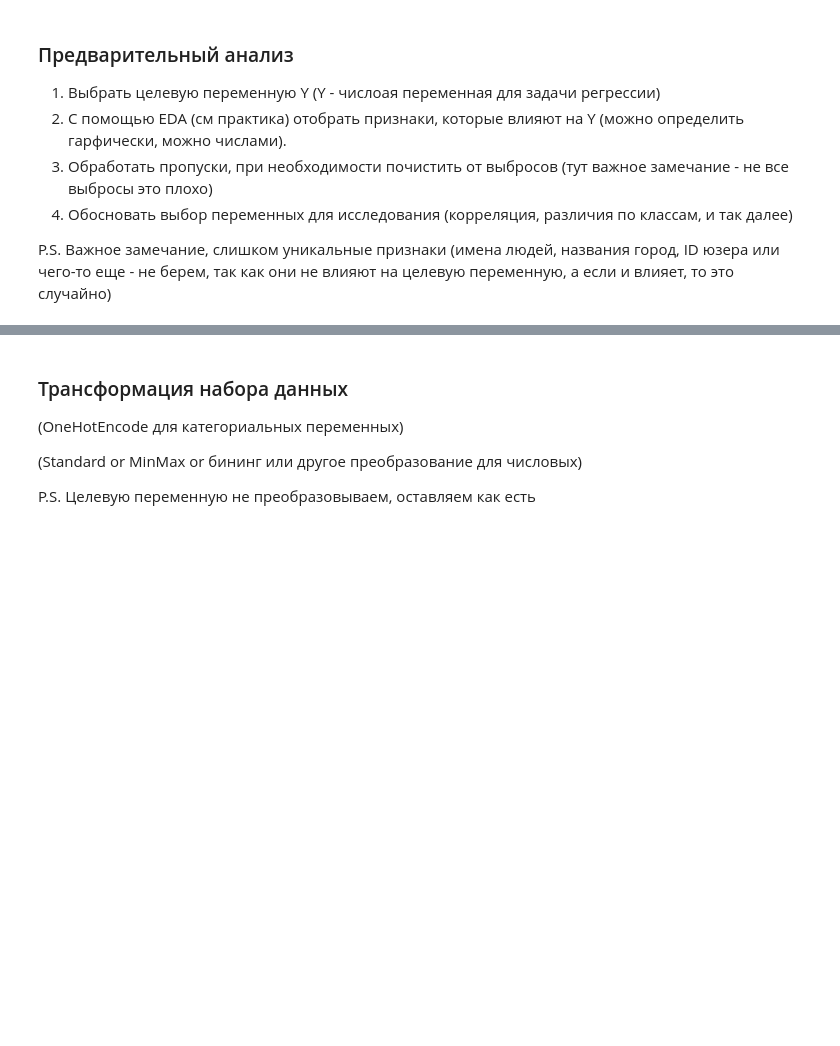
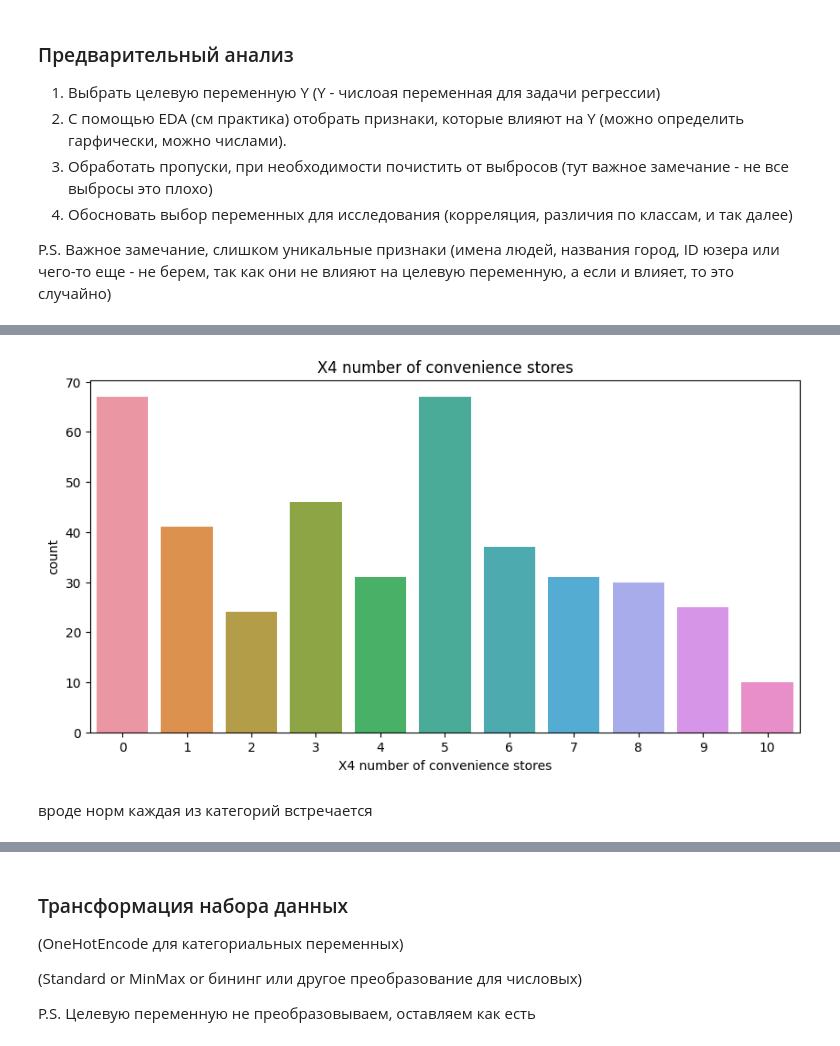
Before and after one commit to fardsnog2/ML_vvsu, a Jupyter notebook: lab5/Задание_5.ipynb, the cells around one changed output, grey strips where cells are left out. Saved outputs shown, nothing was run; the diff lists cells and outputs as text; code cells hidden in the pictures; blank space fills up the shorter version.

```diff
--- a/lab5/Задание_5.ipynb
+++ b/lab5/Задание_5.ipynb
@@ -76,0 +125,12 @@ P.S. Важное замечание, слишком уникальные при
+# %%
+df = df[np.abs(stats.zscore(df['X3 distance to the nearest MRT station'])) < 3]
+# через z сделал
+# %%
+plt.figure(figsize=(10, 5))
+sns.countplot(data=df, x='X4 number of convenience stores')
+plt.title('X4 number of convenience stores')
+plt.show()
+# %% [output]
+[figure, added]
+# %% [markdown]
+вроде норм каждая из категорий встречается
```
Also changed, not shown: parts of 27 cells of this notebook.
